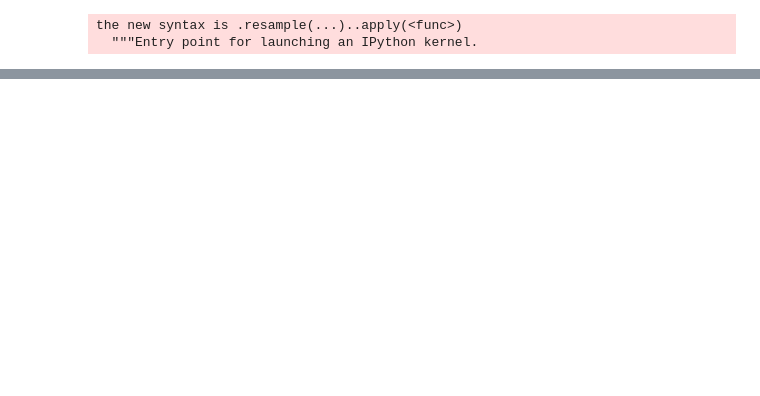
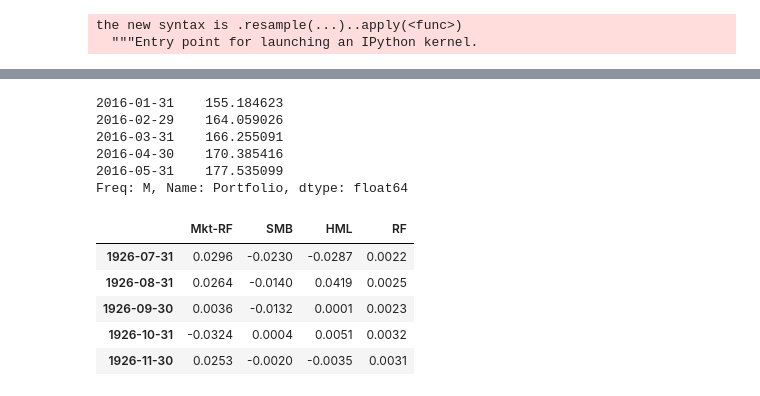
Before and after one commit to Lucas-Shaiman/project_alpha, a Jupyter notebook: etf_data_Andre-v3.ipynb, the cells around one changed output, grey strips where cells are left out. Saved outputs shown, nothing was run; the diff lists cells and outputs as text; code cells hidden in the pictures; blank space fills up the shorter version.

Commit message:
fama

```diff
--- a/etf_data_Andre-v2.ipynb
+++ b/etf_data_Andre-v3.ipynb
@@ -677,3 +624,12 @@ combined_df_month
+# %%
+fama_df['Portfolio'].head()
+# %% [output]
+2016-01-31    155.184623
+2016-02-29    164.059026
+2016-03-31    166.255091
+2016-04-30    170.385416
+2016-05-31    177.535099
+Freq: M, Name: Portfolio, dtype: float64
 # %%
 # Pandas to read csv file and other things
 import pandas as pd
@@ -686,42 +642,49 @@ import urllib.request
 # To unzip the ZipFile
 import zipfile
 # %%
-def get_fama_french():
-    # Web url
-    ff_url = "https://mba.tuck.dartmouth.edu/pages/faculty/ken.french/ftp/F-F_Research_Data_Factors_CSV.zip"
 
-    # Download the file and save it
-    # We will name it fama_french.zip file
+# Web url
+ff_url = "https://mba.tuck.dartmouth.edu/pages/faculty/ken.french/ftp/F-F_Research_Data_Factors_CSV.zip"
 
-    urllib.request.urlretrieve(ff_url,'fama_french.zip')
-    zip_file = zipfile.ZipFile('fama_french.zip', 'r')
+# Download the file and save it
+# We will name it fama_french.zip file
 
-    # Next we extact the file data
+urllib.request.urlretrieve(ff_url,'fama_french.zip')
+zip_file = zipfile.ZipFile('fama_french.zip', 'r')
 
-    zip_file.extractall()
+# Next we extact the file data
 
-    # Make sure you close the file after extraction
+zip_file.extractall()
 
-    zip_file.close()
+# Make sure you close the file after extraction
 
-    # Now open the CSV file
+zip_file.close()
 
-    ff_factors = pd.read_csv('F-F_Research_Data_Factors.csv', skiprows = 3, index_col = 0)
-    # We want to find out the row with NULL value
-    # We will skip these rows
+# Now open the CSV file
 
-    ff_row = ff_factors.isnull().any(1).nonzero()[0][0]
+ff_factors = pd.read_csv('F-F_Research_Data_Factors.csv', skiprows = 3, index_col = 0)
+# We want to find out the row with NULL value
+# We will skip these rows
 
-    # Read the csv file again with skipped rows
-    ff_factors = pd.read_csv('F-F_Research_Data_Factors.csv', skiprows = 3, nrows = ff_row, index_col = 0)
+ff_row = ff_factors.isnull().any(1).nonzero()[0][0]
 
-    # Format the date index
-    ff_factors.index = pd.to_datetime(ff_factors.index, format= '%Y%m')
+# Read the csv file again with skipped rows
+ff_factors = pd.read_csv('F-F_Research_Data_Factors.csv', skiprows = 3, nrows = ff_row, index_col = 0)
 
-    # Format dates to end of month
-    ff_factors.index = ff_factors.index + pd.offsets.MonthEnd()
+# Format the date index
+ff_factors.index = pd.to_datetime(ff_factors.index, format= '%Y%m')
 
-    # Convert from percent to decimal
-    ff_factors = ff_factors.apply(lambda x: x/ 100)
-    return ff_factors
+# Format dates to end of month
+ff_factors.index = ff_factors.index + pd.offsets.MonthEnd()
+
+# Convert from percent to decimal
+ff_factors = ff_factors.apply(lambda x: x/ 100)
+ff_factors.head()
+# %% [output]
+|  | Mkt-RF | SMB | HML | RF |
+| 1926-07-31 | 0.0296 | -0.0230 | -0.0287 | 0.0022 |
+| 1926-08-31 | 0.0264 | -0.0140 | 0.0419 | 0.0025 |
+| 1926-09-30 | 0.0036 | -0.0132 | 0.0001 | 0.0023 |
+| 1926-10-31 | -0.0324 | 0.0004 | 0.0051 | 0.0032 |
+| 1926-11-30 | 0.0253 | -0.0020 | -0.0035 | 0.0031 |
 # %%
```
Also changed, not shown: parts of 11 cells of this notebook.
